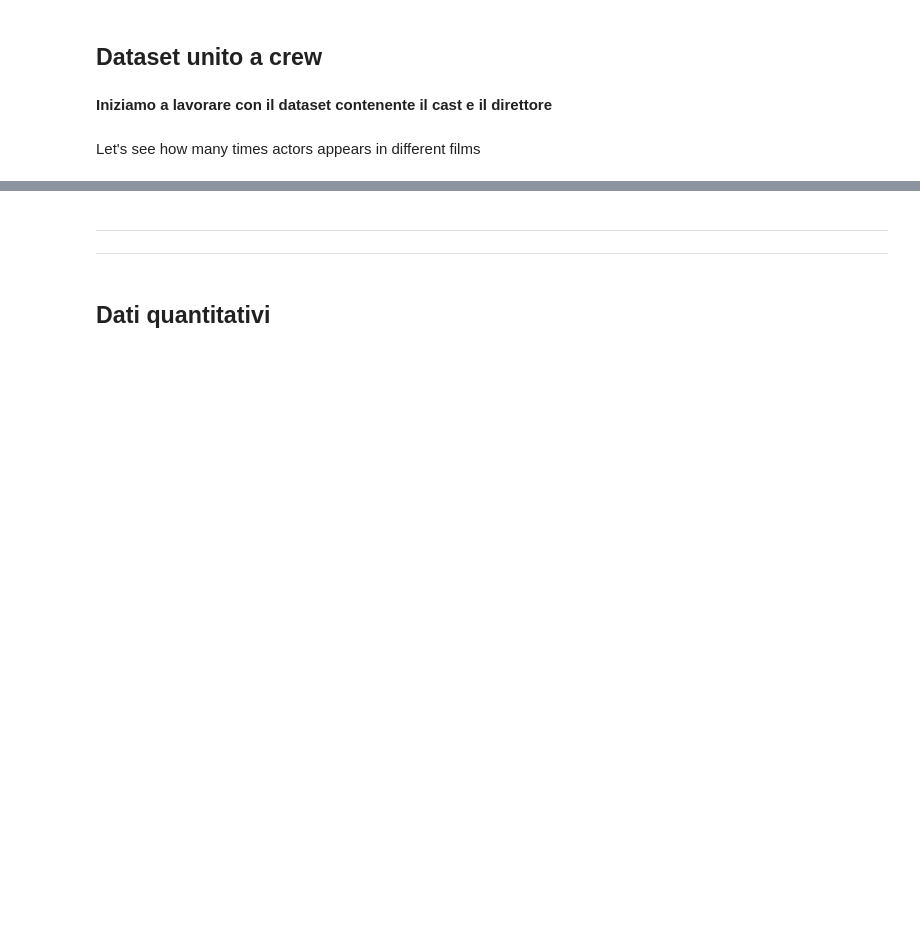
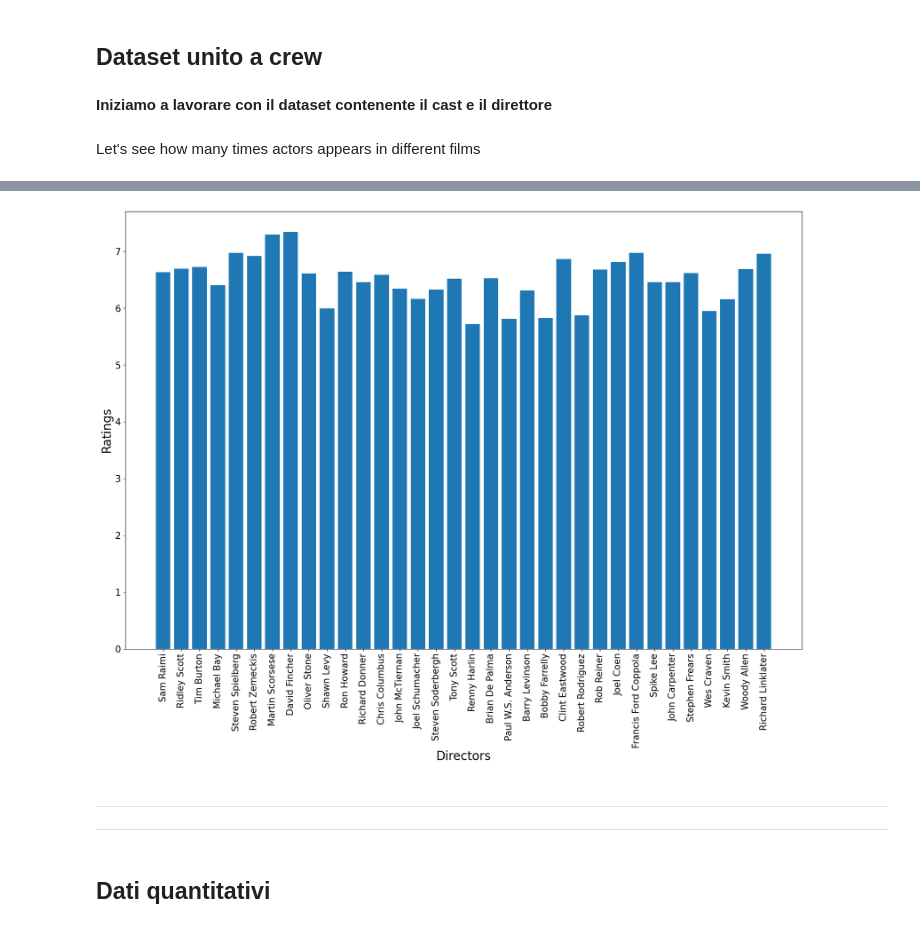
Before and after one commit to flenz00/TMDB-Movies, a Jupyter notebook: IMBD_Movies .ipynb, the cells around one changed output, grey strips where cells are left out. Cells and saved outputs as stored; diff of their text form; code cells hidden in the pictures; blank space fills up the shorter version.

Commit message:
Added Ratings per Directors

```diff
--- a/IMBD_Movies .ipynb
+++ b/IMBD_Movies .ipynb
@@ -773,0 +800,13 @@ plt.show()
+# %%
+def ratings_for_director(x):
+    #print(x)
+    count = 0
+    sum=0
+    #for row in Movies.index::
+    for row in Movies.index:
+        if Movies.loc[row,'director'] == x:
+            count += 1
+            sum+=Movies.loc[row,'vote_average']
+    if count!=0:
+        return sum/count
+    return -1
@@ -773,0 +817,13 @@ plt.show()
+# %%
+top_dir2=[]
+dir_rat={}
+for d in directors:
+    dir_rat[d] = movies_for_director(d)
+#print(directors)
+print(dir_rat)
+xplot = []
+yplot = []
+for d in directors:
+    if dir_rat[d] >= 10:
+        xplot.append(d)
+        yplot.append(ratings_for_director(d))
@@ -774,3 +839,15 @@ plt.show()
+# %%
+fig, ax = plt.subplots()
+ax.bar(xplot,yplot)
+fig.set_figwidth(20)
+fig.set_figheight(13)
+plt.xticks(rotation=90,fontsize=15)
+plt.yticks(fontsize=15)
+plt.xlabel("Directors", fontsize=20)
+plt.ylabel("Ratings", fontsize=20)
+plt.show()
+# %% [output]
+[figure, added]
 # %% [markdown]
 ******************************************************************************************************************************************
 ******************************************************************************************************************************************
```
Also changed, not shown: parts of 19 cells of this notebook.
